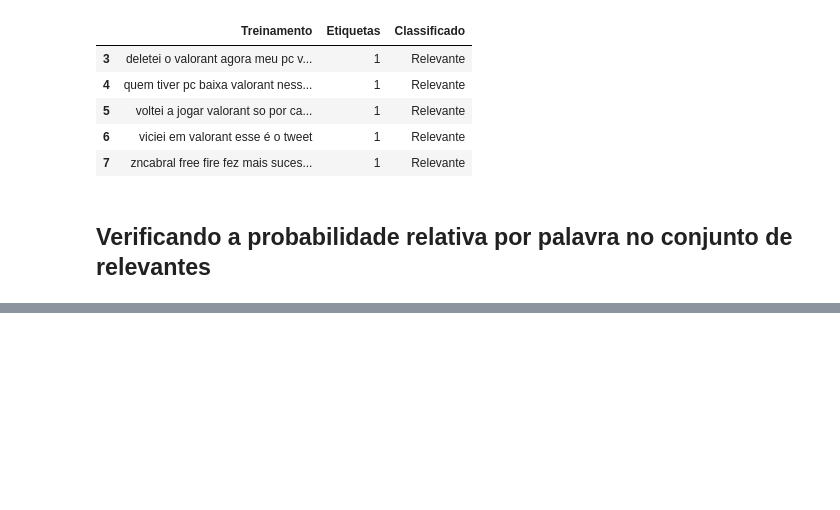
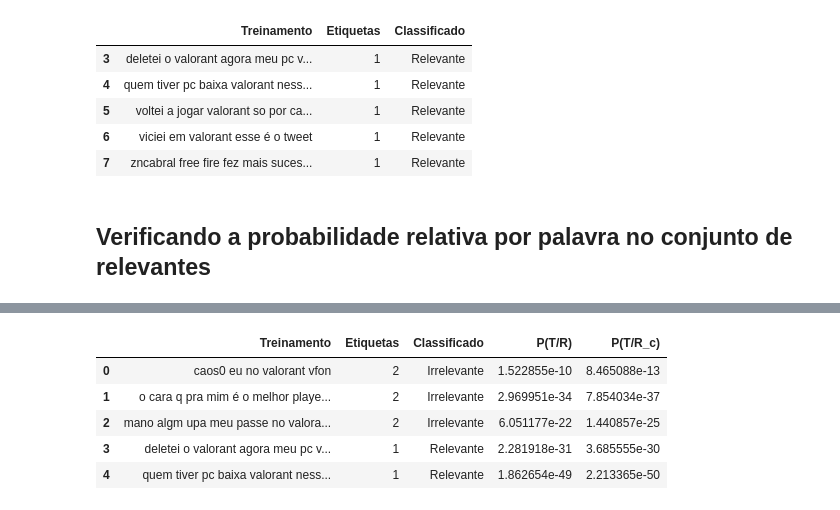
Before and after one commit to wilgnerl/Projeto1-Cdados, a Jupyter notebook: Oficial/Projeto Ciencia de dados.ipynb, the cells around one changed output, grey strips where cells are left out. Saved outputs shown, nothing was run; the diff lists cells and outputs as text; code cells hidden in the pictures; blank space fills up the shorter version.

```diff
--- a/Oficial/Projeto Ciencia de dados.ipynb
+++ b/Oficial/Projeto Ciencia de dados.ipynb
@@ -214,0 +224,3 @@ data_frame.head()
+# %%
+data_frame_atualizado = pd.concat([dados, data_frame], axis=1)
+data_frame_atualizado.head()
@@ -214,0 +236,13 @@ data_frame.head()
+# %%
+frase = 0
+primeira_quebra = []
+
+for i in range(len(dados_relevantes)):
+    frase = dados_irrelevantes.iloc[i,0]
+    primeira_quebra += frase.split()
+
+palavras_quebradas_irrelevantes = pd.Series(primeira_quebra)
+
+
+palavras_quebradas_irrelevantes_relativa = palavras_quebradas_irrelevantes.value_counts(True)
+palavras_quebradas_irrelevantes_relativa;
@@ -214,0 +284,10 @@ data_frame.head()
+# %%
+data_frame_atualizado = pd.concat([data_frame_atualizado, data_frame2], axis=1)
+data_frame_atualizado.head()
+# %% [output]
+|  | Treinamento | Etiquetas | Classificado | P(T/R) | P(T/R_c) |
+| 0 | caos0 eu no valorant vfon | 2 | Irrelevante | 1.522855e-10 | 8.465088e-13 |
+| 1 | o cara q pra mim é o melhor playe... | 2 | Irrelevante | 2.969951e-34 | 7.854034e-37 |
+| 2 | mano algm upa meu passe no valora... | 2 | Irrelevante | 6.051177e-22 | 1.440857e-25 |
+| 3 | deletei o valorant agora meu pc v... | 1 | Relevante | 2.281918e-31 | 3.685555e-30 |
+| 4 | quem tiver pc baixa valorant ness... | 1 | Relevante | 1.862654e-49 | 2.213365e-50 |
```
Also changed, not shown: parts of 20 cells of this notebook.
